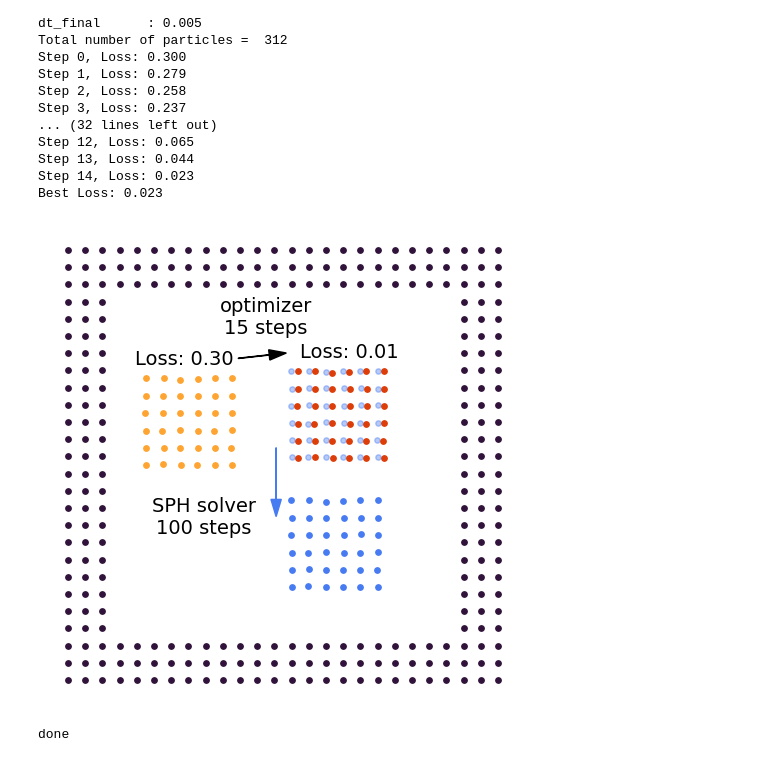
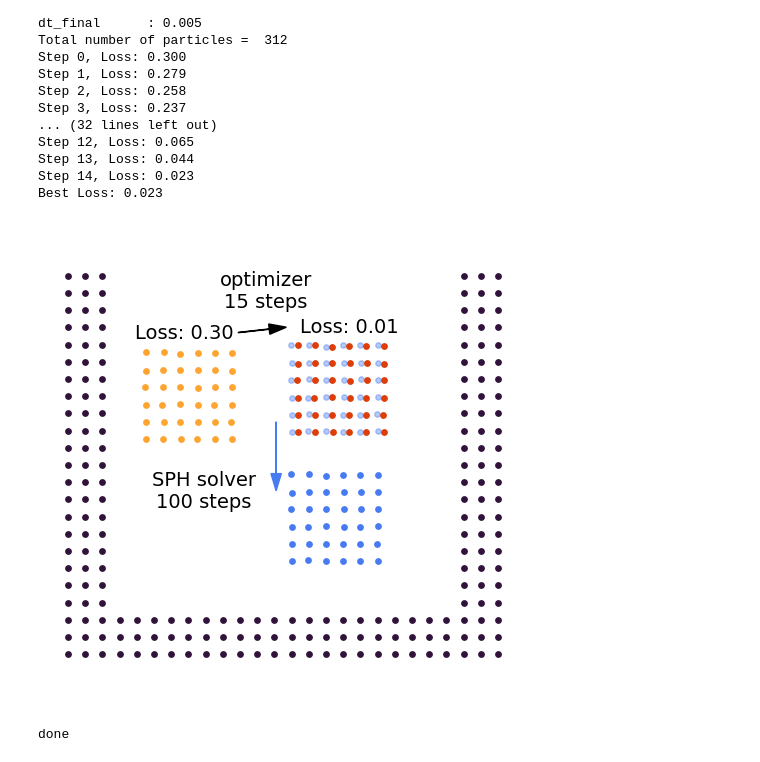
Before and after one commit to tumaer/jax-sph, a Jupyter notebook: experiments/inverse.ipynb, the cells around one changed output. Drawn from its saved outputs; the diff is of its cells as text; code cells hidden in the pictures.

```diff
--- a/experiments/inverse.ipynb
+++ b/experiments/inverse.ipynb
@@ -63,6 +61,8 @@ args = Namespace(
         "no_jit": False,
         "cube_offset": [0.5, 0.5],
         "kernel": "QSK",
+        "eta_limiter": 3,
+        "heat_conduction": False,
     }
 )
 
@@ -324,7 +320,7 @@ def ploting_A(
         c=turbo_map(0.85),
     )
     wall = target_state_init["r"][~mask]
-    top_lid = wall[:, 1] < 100
+    top_lid = wall[:, 1] < 1.17
     plt.scatter(
         wall[top_lid][:, 0],
         wall[top_lid][:, 1],
@@ -336,34 +332,34 @@ def ploting_A(
     plt.arrow(0.52, 0.96, 0.09, 0.01, head_width=0.03, head_length=0.05, fc="k", ec="k")
     plt.text(0.6, 1.03, "optimizer\n15 steps", fontsize=14, ha="center", rotation=0)
     plt.text(0.22, 0.94, "Loss: 0.30", fontsize=14)
     plt.text(0.7, 0.96, "Loss: 0.01", fontsize=14)
 
     plt.arrow(
         0.63,
         0.7,
         0.0,
         -0.15,
         head_width=0.03,
         head_length=0.05,
         fc=turbo_map(0.15),
         ec=turbo_map(0.15),
     )
     plt.text(0.42, 0.45, "SPH solver\n100 steps", fontsize=14, ha="center", rotation=0)
 
     plt.axis("equal")
     plt.axis("off")
 
     plt.tight_layout()
     plt.show()
     fig.savefig("optim_A.pdf", bbox_inches="tight")
     print("done")
 
 
 mask = target_state_A["tag"] == 0
 
 ploting_A(final_optim_A, init_optim_A, final_state_A, target_state_A, mask)
 # %% [output]
-[figure, old version]
+[figure, new version]
 done
 # %%
 init_optim_B = read_h5("datasets/optim_B_init.h5")
```
Also changed, not shown: parts of 5 cells of this notebook, 2 other files.
